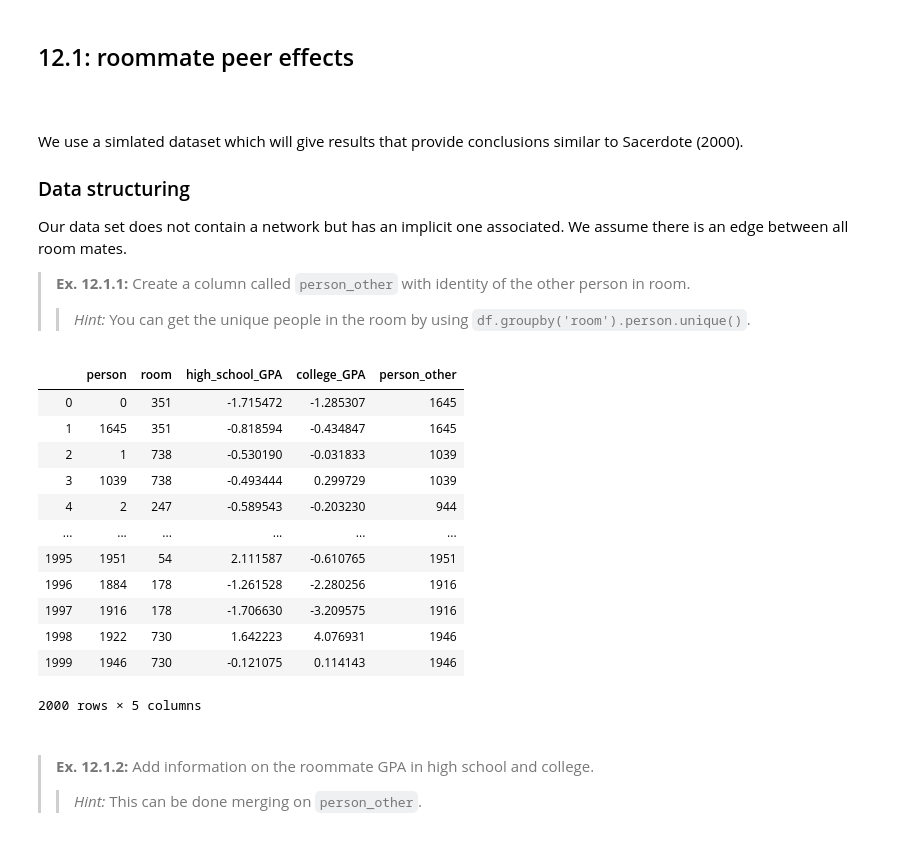
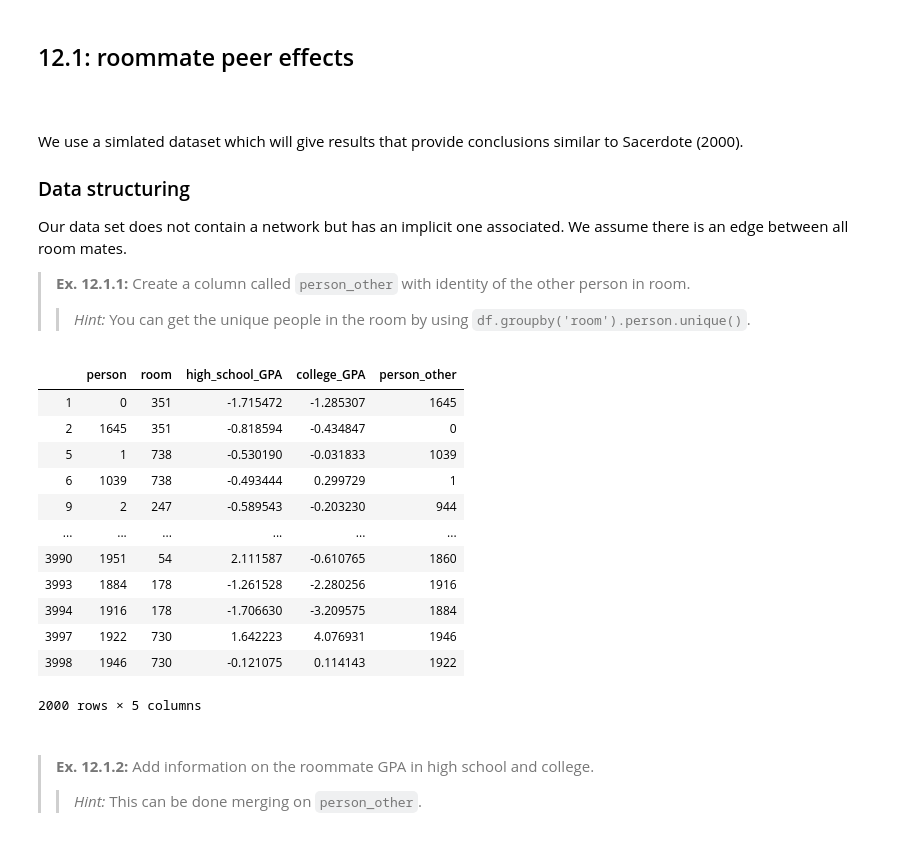
Before and after one commit to kristianolesenlarsen/sdseml_online_exercises, a Jupyter notebook: Anders/Exc12/exercise_12.ipynb, the cells around one changed output. Cells and saved outputs as stored; diff of their text form; code cells hidden in the pictures.

```diff
--- a/Anders/Exc12/exercise_12.ipynb
+++ b/Anders/Exc12/exercise_12.ipynb
@@ -40,30 +42,29 @@ Our data set does not contain a network but has an implicit one associated. We a
 
 > **Ex. 12.1.1:** Create a column called `person_other` with identity of the other person in room.
 >> *Hint:* You can get the unique people in the room by using `df.groupby('room').person.unique()`.
-# %%
-# [Answer to ex. 12.1.1 here]
-
-# Extracting unique people
-df2 = df.groupby('room').person.unique()
-
-# Merging column of person other to df
-df1 = df.merge(df2.str[1], on='room')
-df = df1.rename(columns={"person_y":"person_other", 'person_x':'person'})
-df
-# %% [output]
-|  | person | room | high_school_GPA | college_GPA | person_other |
-| 0 | 0 | 351 | -1.715472 | -1.285307 | 1645 |
-| 1 | 1645 | 351 | -0.818594 | -0.434847 | 1645 |
-| 2 | 1 | 738 | -0.530190 | -0.031833 | 1039 |
-| 3 | 1039 | 738 | -0.493444 | 0.299729 | 1039 |
-| 4 | 2 | 247 | -0.589543 | -0.203230 | 944 |
-| ... | ... | ... | ... | ... | ... |
-| 1995 | 1951 | 54 | 2.111587 | -0.610765 | 1951 |
-| 1996 | 1884 | 178 | -1.261528 | -2.280256 | 1916 |
-| 1997 | 1916 | 178 | -1.706630 | -3.209575 | 1916 |
-| 1998 | 1922 | 730 | 1.642223 | 4.076931 | 1946 |
-| 1999 | 1946 | 730 | -0.121075 | 0.114143 | 1946 |
-2000 rows × 5 columns
+# %%
+# [Answer to ex. 12.1.1 here]
+
+# Create column with identity with other person in room by merging DataFrame on itself
+df = df_single.merge(df_single[['person', 'room']], on='room', suffixes=('', '_other')) # suffix names the new column person_other
+
+# Delete duplicates
+df = df[df['person'] != df['person_other']] # Only keeping matches with different person
+df
+# %% [output]
+|  | person | room | high_school_GPA | college_GPA | person_other |
+| 1 | 0 | 351 | -1.715472 | -1.285307 | 1645 |
+| 2 | 1645 | 351 | -0.818594 | -0.434847 | 0 |
+| 5 | 1 | 738 | -0.530190 | -0.031833 | 1039 |
+| 6 | 1039 | 738 | -0.493444 | 0.299729 | 1 |
+| 9 | 2 | 247 | -0.589543 | -0.203230 | 944 |
+| ... | ... | ... | ... | ... | ... |
+| 3990 | 1951 | 54 | 2.111587 | -0.610765 | 1860 |
+| 3993 | 1884 | 178 | -1.261528 | -2.280256 | 1916 |
+| 3994 | 1916 | 178 | -1.706630 | -3.209575 | 1884 |
+| 3997 | 1922 | 730 | 1.642223 | 4.076931 | 1946 |
+| 3998 | 1946 | 730 | -0.121075 | 0.114143 | 1922 |
+2000 rows × 5 columns
 # %% [markdown]
 <br>
 
```
Also changed, not shown: parts of 12 cells of this notebook, 1 other file.
